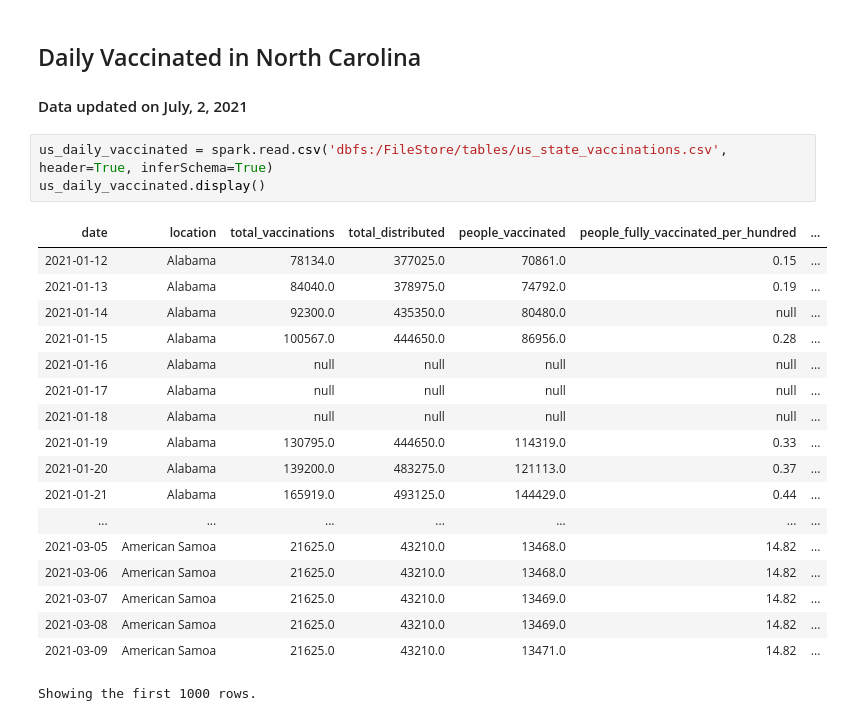
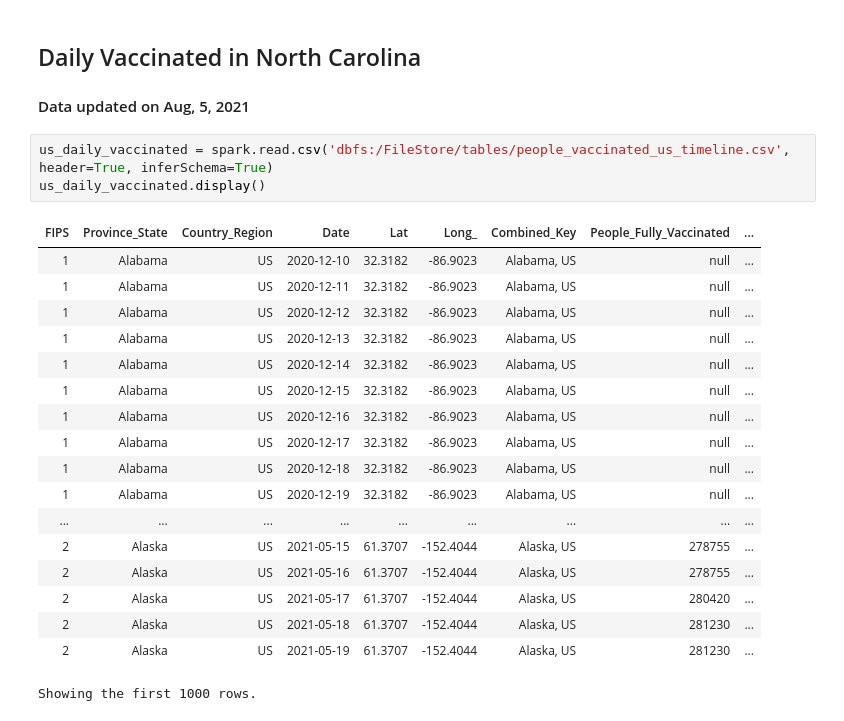
Before and after one commit to zmei1997/NCDHHS_NorthCarolina_COVID-19_Data_Analytics, a Jupyter notebook: NC_Vaccinated_History.ipynb, the cells around one changed output. Drawn from its saved outputs; the diff is of its cells as text.

Commit message:
Aug,5,2021, update daily vaccinated in NC

```diff
--- a/NC_Vaccinated_History.ipynb
+++ b/NC_Vaccinated_History.ipynb
@@ -364,27 +364,27 @@ map_nc(nc_counties, People_Vaccinated_Record_With_NC_County_Map_Data)
 [interactive output not drawn]
 # %% [markdown]
 ## Daily Vaccinated in North Carolina
-#### Data updated on July, 2, 2021
+#### Data updated on Aug, 5, 2021
 # %%
-us_daily_vaccinated = spark.read.csv('dbfs:/FileStore/tables/us_state_vaccinations.csv', header=True, inferSchema=True)
+us_daily_vaccinated = spark.read.csv('dbfs:/FileStore/tables/people_vaccinated_us_timeline.csv', header=True, inferSchema=True)
 us_daily_vaccinated.display()
 # %% [output]
-| date | location | total_vaccinations | total_distributed | people_vaccinated | people_fully_vaccinated_per_hundred | ... |
-| 2021-01-12 | Alabama | 78134.0 | 377025.0 | 70861.0 | 0.15 | ... |
-| 2021-01-13 | Alabama | 84040.0 | 378975.0 | 74792.0 | 0.19 | ... |
-| 2021-01-14 | Alabama | 92300.0 | 435350.0 | 80480.0 | null | ... |
-| 2021-01-15 | Alabama | 100567.0 | 444650.0 | 86956.0 | 0.28 | ... |
-| 2021-01-16 | Alabama | null | null | null | null | ... |
-| 2021-01-17 | Alabama | null | null | null | null | ... |
-| 2021-01-18 | Alabama | null | null | null | null | ... |
-| 2021-01-19 | Alabama | 130795.0 | 444650.0 | 114319.0 | 0.33 | ... |
-| 2021-01-20 | Alabama | 139200.0 | 483275.0 | 121113.0 | 0.37 | ... |
-| 2021-01-21 | Alabama | 165919.0 | 493125.0 | 144429.0 | 0.44 | ... |
-| ... | ... | ... | ... | ... | ... | ... |
-| 2021-03-05 | American Samoa | 21625.0 | 43210.0 | 13468.0 | 14.82 | ... |
-| 2021-03-06 | American Samoa | 21625.0 | 43210.0 | 13468.0 | 14.82 | ... |
-| 2021-03-07 | American Samoa | 21625.0 | 43210.0 | 13469.0 | 14.82 | ... |
-| 2021-03-08 | American Samoa | 21625.0 | 43210.0 | 13469.0 | 14.82 | ... |
-| 2021-03-09 | American Samoa | 21625.0 | 43210.0 | 13471.0 | 14.82 | ... |
+| FIPS | Province_State | Country_Region | Date | Lat | Long_ | Combined_Key | People_Fully_Vaccinated | ... |
+| 1 | Alabama | US | 2020-12-10 | 32.3182 | -86.9023 | Alabama, US | null | ... |
+| 1 | Alabama | US | 2020-12-11 | 32.3182 | -86.9023 | Alabama, US | null | ... |
+| 1 | Alabama | US | 2020-12-12 | 32.3182 | -86.9023 | Alabama, US | null | ... |
+| 1 | Alabama | US | 2020-12-13 | 32.3182 | -86.9023 | Alabama, US | null | ... |
+| 1 | Alabama | US | 2020-12-14 | 32.3182 | -86.9023 | Alabama, US | null | ... |
+| 1 | Alabama | US | 2020-12-15 | 32.3182 | -86.9023 | Alabama, US | null | ... |
+| 1 | Alabama | US | 2020-12-16 | 32.3182 | -86.9023 | Alabama, US | null | ... |
+| 1 | Alabama | US | 2020-12-17 | 32.3182 | -86.9023 | Alabama, US | null | ... |
+| 1 | Alabama | US | 2020-12-18 | 32.3182 | -86.9023 | Alabama, US | null | ... |
+| 1 | Alabama | US | 2020-12-19 | 32.3182 | -86.9023 | Alabama, US | null | ... |
+| ... | ... | ... | ... | ... | ... | ... | ... | ... |
+| 2 | Alaska | US | 2021-05-15 | 61.3707 | -152.4044 | Alaska, US | 278755 | ... |
+| 2 | Alaska | US | 2021-05-16 | 61.3707 | -152.4044 | Alaska, US | 278755 | ... |
+| 2 | Alaska | US | 2021-05-17 | 61.3707 | -152.4044 | Alaska, US | 280420 | ... |
+| 2 | Alaska | US | 2021-05-18 | 61.3707 | -152.4044 | Alaska, US | 281230 | ... |
+| 2 | Alaska | US | 2021-05-19 | 61.3707 | -152.4044 | Alaska, US | 281230 | ... |
 Showing the first 1000 rows.
 # %%
```
Also changed, not shown: parts of 5 cells of this notebook, 3 other files.
